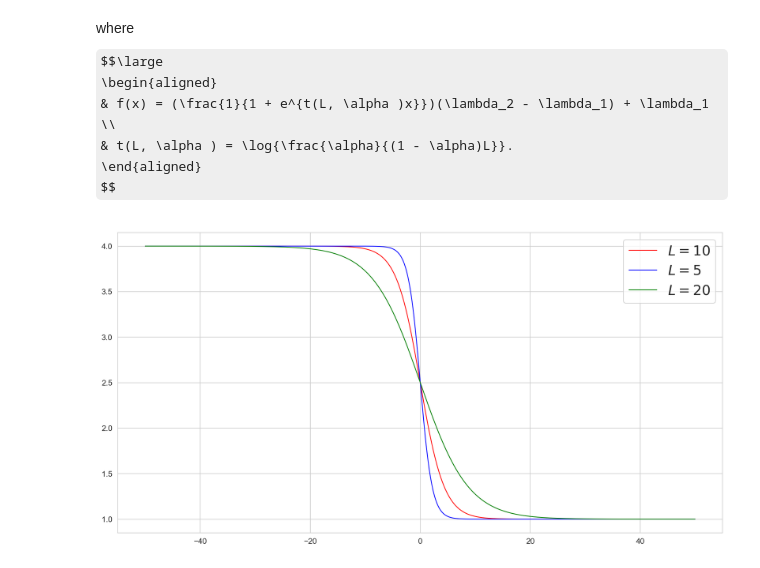
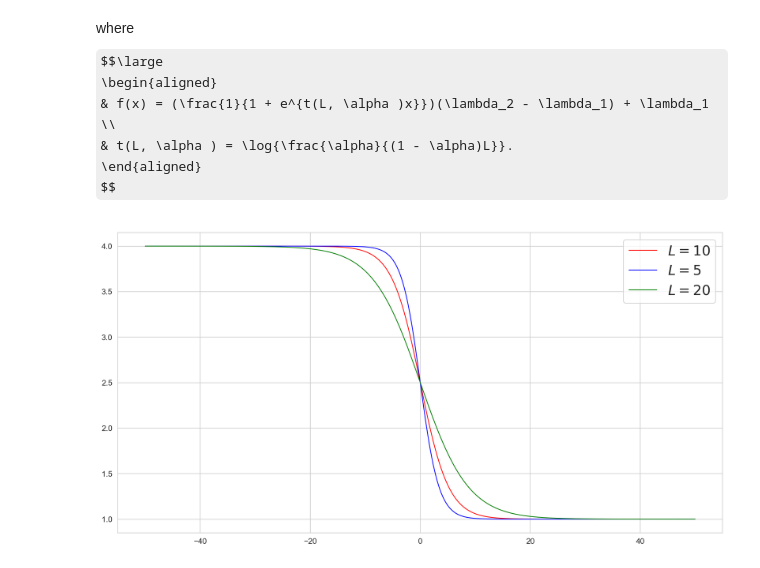
Before and after one commit to michal200292/ESUM, a Jupyter notebook: lab7.ipynb, the cells around one changed output. Drawn from its saved outputs; the diff is of its cells as text; code cells hidden in the pictures; some formulas as TeX source.

```diff
--- a/lab7.ipynb
+++ b/lab7.ipynb
@@ -628,22 +628,22 @@ $$
 # %%
 x = np.arange(-50, 50, 0.05)
 
 def widen(L, a):
     return tf.math.log((1/(1 - a)) - 1) / L
 
-def sigmoid(arr, T, L, lambda_1, lambda_2, a=0.01):
+def sigmoid(arr, lambda_1, lambda_2, T, L, a):
     return tf.math.pow(tf.math.exp(widen(L, a)*(arr - T)) + 1, -1)* (lambda_2 - lambda_1) + lambda_1
 
 
 fig = plt.figure(figsize=(14, 7))
 
-plt.plot(x, sigmoid(x, 0, 10, 4, 1), ls='-', lw=1.0, color='r', label=r'$L=10$')
-plt.plot(x, sigmoid(x, 0, 5, 4, 1), ls='-', lw=1.0, color='b', label=r'$L=5$')
-plt.plot(x, sigmoid(x, 0, 20, 4, 1), ls='-', lw=1.0, color='g', label=r'$L=20$')
+plt.plot(x, sigmoid(x, 4, 1, 0, 10, 0.02), ls='-', lw=1.0, color='r', label=r'$L=10$')
+plt.plot(x, sigmoid(x, 4, 1, 0, 5, 0.05), ls='-', lw=1.0, color='b', label=r'$L=5$')
+plt.plot(x, sigmoid(x, 4, 1, 0, 20, 0.01), ls='-', lw=1.0, color='g', label=r'$L=20$')
 plt.legend(prop={'size': 18})
 plt.show()
 # %% [output]
-[figure, old version]
+[figure, new version]
 # %%
 prior_alpha = tfd.Exponential(rate=1.0)
 
```
Also changed, not shown: parts of 15 cells of this notebook.
